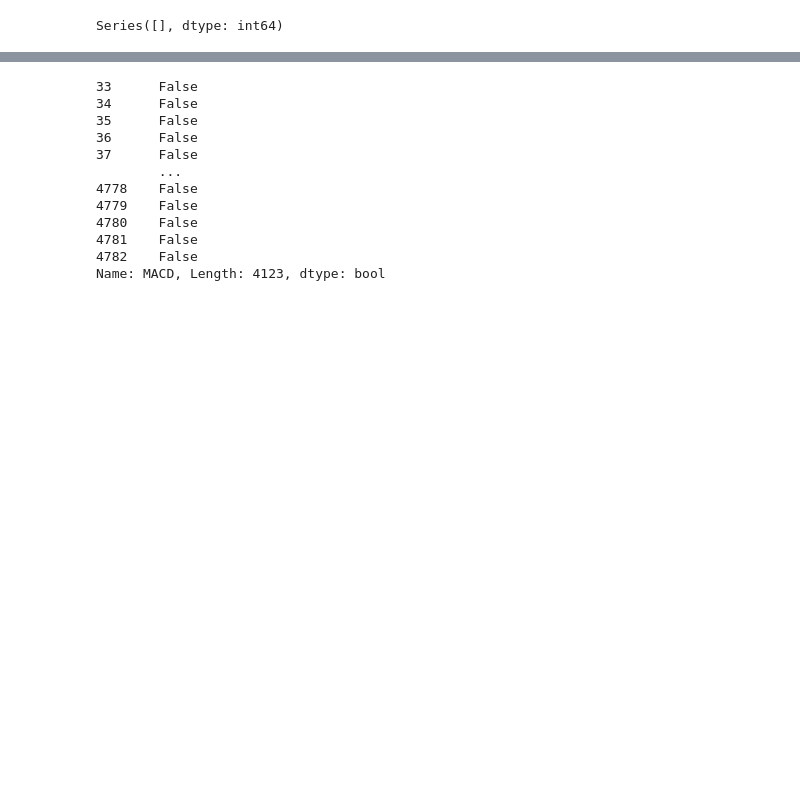
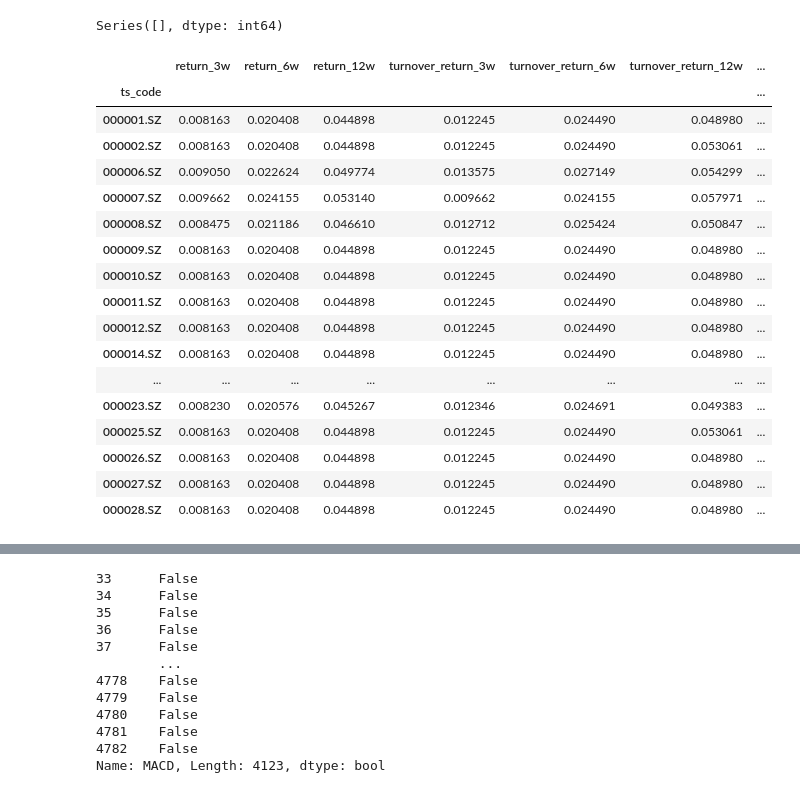
Before and after one commit to piginzoo/mlstock, a Jupyter notebook: jupyter/数据分析.ipynb, the cells around one changed output, grey strips where cells are left out. Drawn from its saved outputs; the diff is of its cells as text; code cells hidden in the pictures; blank space fills up the shorter version.

Commit message:
data preprocessing

```diff
--- a/jupyter/数据分析.ipynb
+++ b/jupyter/数据分析.ipynb
@@ -85,9 +85,31 @@ Series([], dtype: int64)
 # %%
 
 # 统计特征值都为空的股票（nan sum时候算作0)
 df_na_miss_percent_by_code = df_data.groupby(by='ts_code').apply(
     lambda df: (df.shape[0] - df.count()) / df.shape[0])
-# 找出最大的那个特征的缺失比，如果其>80%，就剔除这只股票
-df_na_miss_codes = df_na_miss_percent_by_code[df_na_miss_percent_by_code.max(axis=1) > 0.8]['ts_code']
-logger.info("剔除股票%d只，占比%.2f%%", len(df_na_miss_codes), len(df_na_miss_codes)*100/len(df_data.ts_code.unique()))
+
+columns = df_na_miss_percent_by_code.sum()[df_na_miss_percent_by_code.sum()==0].index
+df_na_miss_percent_by_code.drop(columns,axis=1)
+# [df_na_miss_percent_by_code.sum()>0]
+# # 找出最大的那个特征的缺失比，如果其>80%，就剔除这只股票
+# df_na_miss_codes = df_na_miss_percent_by_code[df_na_miss_percent_by_code.max(axis=1) > 0.8]['ts_code']
+# logger.info("剔除股票%d只，占比%.2f%%", len(df_na_miss_codes), len(df_na_miss_codes)*100/len(df_data.ts_code.unique()))
 # %% [output]
+|  | return_3w | return_6w | return_12w | turnover_return_3w | turnover_return_6w | turnover_return_12w | ... |
+| ts_code |  |  |  |  |  |  | ... |
+| 000001.SZ | 0.008163 | 0.020408 | 0.044898 | 0.012245 | 0.024490 | 0.048980 | ... |
+| 000002.SZ | 0.008163 | 0.020408 | 0.044898 | 0.012245 | 0.024490 | 0.053061 | ... |
+| 000006.SZ | 0.009050 | 0.022624 | 0.049774 | 0.013575 | 0.027149 | 0.054299 | ... |
+| 000007.SZ | 0.009662 | 0.024155 | 0.053140 | 0.009662 | 0.024155 | 0.057971 | ... |
+| 000008.SZ | 0.008475 | 0.021186 | 0.046610 | 0.012712 | 0.025424 | 0.050847 | ... |
+| 000009.SZ | 0.008163 | 0.020408 | 0.044898 | 0.012245 | 0.024490 | 0.048980 | ... |
+| 000010.SZ | 0.008163 | 0.020408 | 0.044898 | 0.012245 | 0.024490 | 0.048980 | ... |
+| 000011.SZ | 0.008163 | 0.020408 | 0.044898 | 0.012245 | 0.024490 | 0.048980 | ... |
+| 000012.SZ | 0.008163 | 0.020408 | 0.044898 | 0.012245 | 0.024490 | 0.048980 | ... |
+| 000014.SZ | 0.008163 | 0.020408 | 0.044898 | 0.012245 | 0.024490 | 0.048980 | ... |
+| ... | ... | ... | ... | ... | ... | ... | ... |
+| 000023.SZ | 0.008230 | 0.020576 | 0.045267 | 0.012346 | 0.024691 | 0.049383 | ... |
+| 000025.SZ | 0.008163 | 0.020408 | 0.044898 | 0.012245 | 0.024490 | 0.053061 | ... |
+| 000026.SZ | 0.008163 | 0.020408 | 0.044898 | 0.012245 | 0.024490 | 0.048980 | ... |
+| 000027.SZ | 0.008163 | 0.020408 | 0.044898 | 0.012245 | 0.024490 | 0.048980 | ... |
+| 000028.SZ | 0.008163 | 0.020408 | 0.044898 | 0.012245 | 0.024490 | 0.048980 | ... |
```
Also changed, not shown: parts of 1 cell of this notebook, 2 other files.
